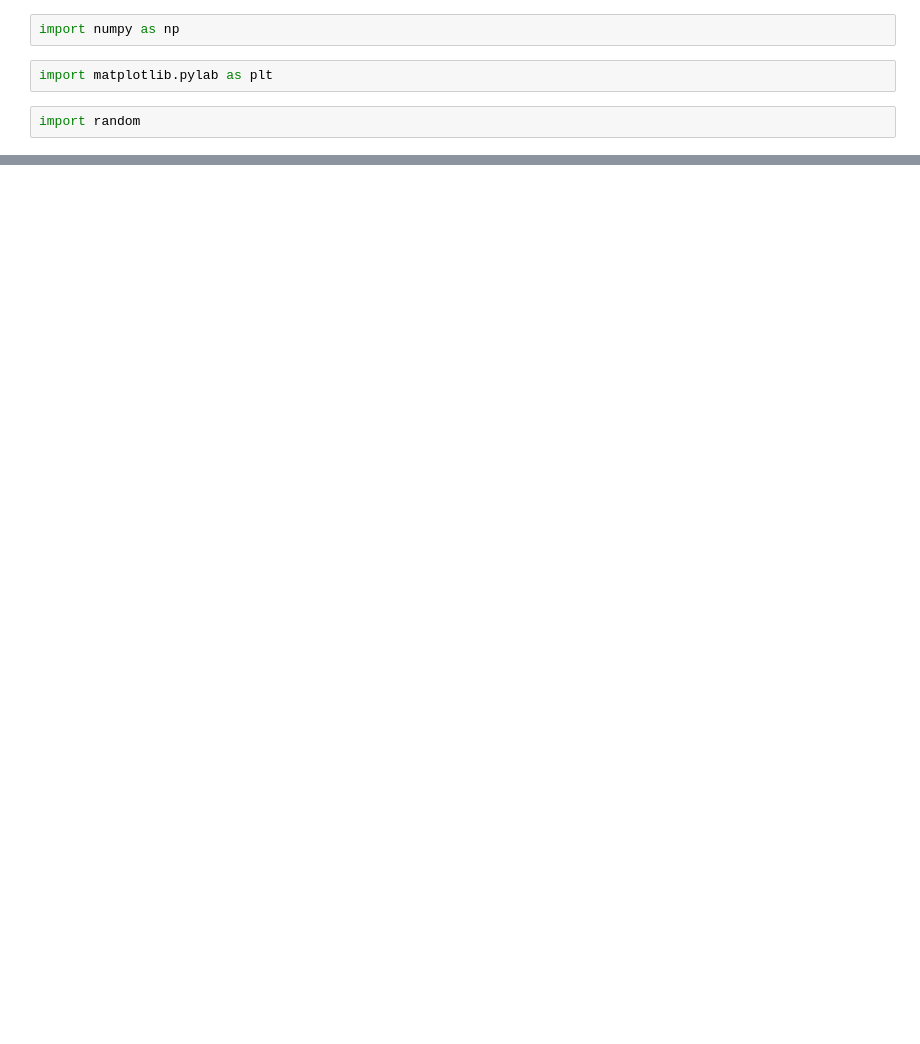
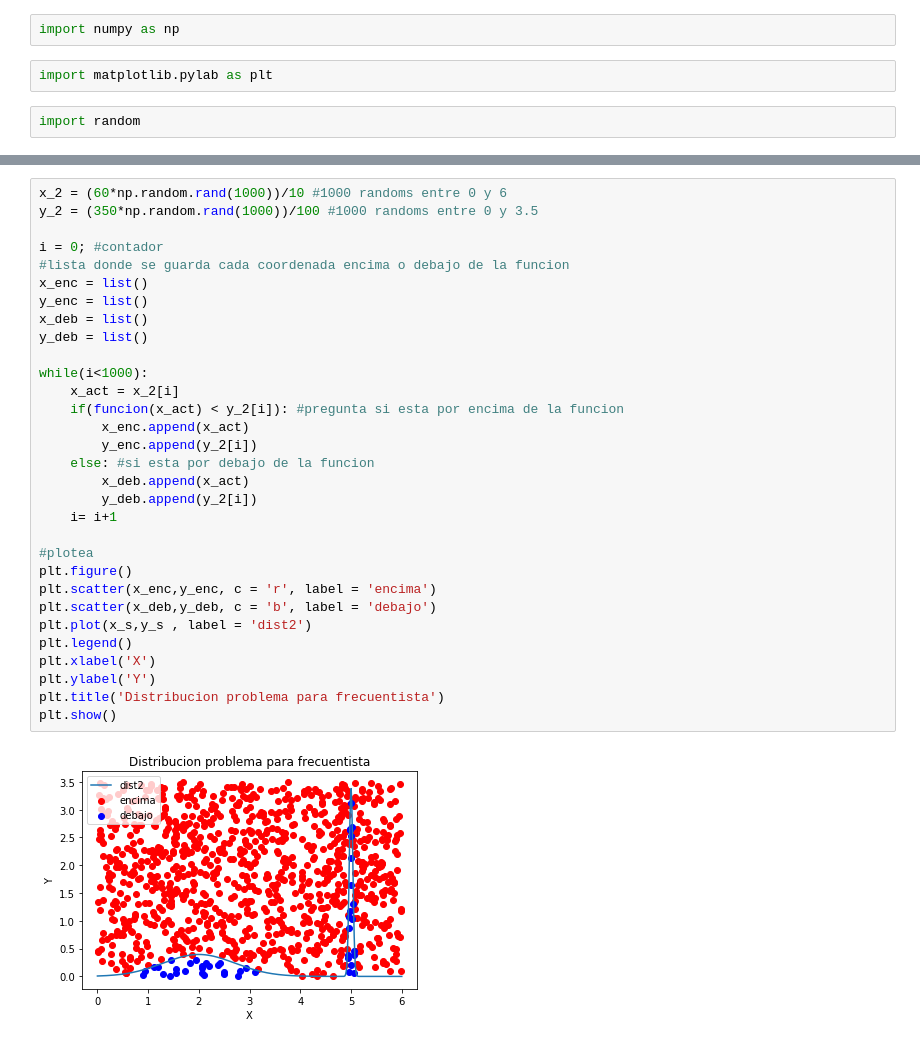
Before and after one commit to Angelicarjs/AngelicaMoreno_bonofinal, a Jupyter notebook: AngelicaMoreno_bonofinal.ipynb, the cells around one changed output, grey strips where cells are left out. Drawn from its saved outputs; the diff is of its cells as text; blank space fills up the shorter version.

```diff
--- a/AngelicaMoreno_bonofinal.ipynb
+++ b/AngelicaMoreno_bonofinal.ipynb
@@ -34,0 +59,33 @@ plt.show()
+# %%
+x_2 = (60*np.random.rand(1000))/10 #1000 randoms entre 0 y 6
+y_2 = (350*np.random.rand(1000))/100 #1000 randoms entre 0 y 3.5
+
+i = 0; #contador
+#lista donde se guarda cada coordenada encima o debajo de la funcion
+x_enc = list()
+y_enc = list()
+x_deb = list()
+y_deb = list()
+
+while(i<1000):
+    x_act = x_2[i]
+    if(funcion(x_act) < y_2[i]): #pregunta si esta por encima de la funcion
+        x_enc.append(x_act)
+        y_enc.append(y_2[i])
+    else: #si esta por debajo de la funcion
+        x_deb.append(x_act)
+        y_deb.append(y_2[i])
+    i= i+1
+
+#plotea
+plt.figure()
+plt.scatter(x_enc,y_enc, c = 'r', label = 'encima')
+plt.scatter(x_deb,y_deb, c = 'b', label = 'debajo')
+plt.plot(x_s,y_s , label = 'dist2')
+plt.legend()
+plt.xlabel('X')
+plt.ylabel('Y')
+plt.title('Distribucion problema para frecuentista')
+plt.show()
+# %% [output]
+[figure, added]
```
Also changed, not shown: parts of 2 cells of this notebook.
